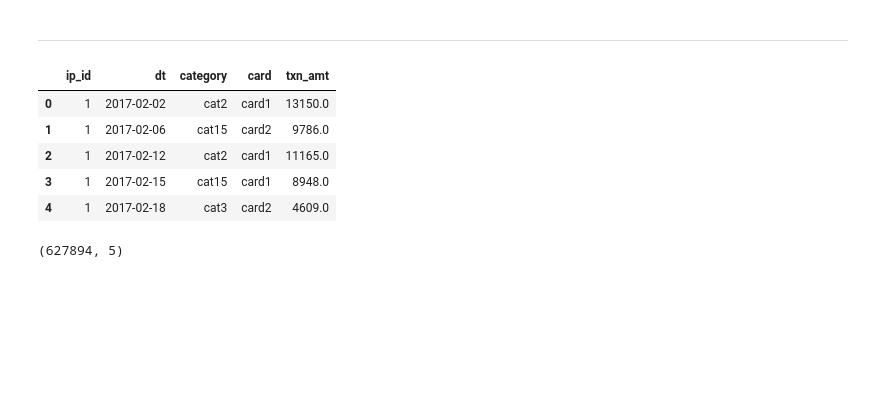
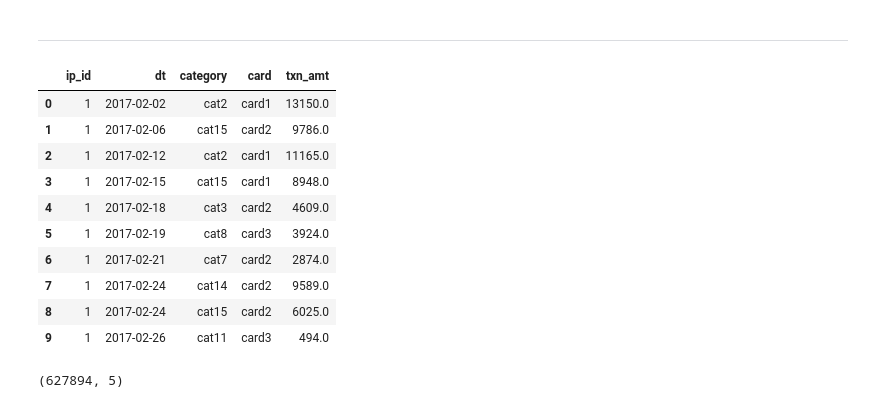
Before and after one commit to Kanbc/loan-default-prediction, a Jupyter notebook: notebook/1_explore/1.ipynb, the cells around one changed output. Drawn from its saved outputs; the diff is of its cells as text; code cells hidden in the pictures; blank space fills up the shorter version.

```diff
--- a/notebook/1_explore/1.ipynb
+++ b/notebook/1_explore/1.ipynb
@@ -99,15 +125,20 @@ len(saving_acc['ip_id'].unique())
 ให้มาเกินคนที่เรามีข้อมูล บางส่วนเป็นของคนที่เราไม่มีข้อมูลว่าแม่งโกงป่าว
 # %% [markdown]
 -------------------
-# %%
-cc_transaction.head()
-# %% [output]
-|  | ip_id | dt | category | card | txn_amt |
-| 0 | 1 | 2017-02-02 | cat2 | card1 | 13150.0 |
-| 1 | 1 | 2017-02-06 | cat15 | card2 | 9786.0 |
-| 2 | 1 | 2017-02-12 | cat2 | card1 | 11165.0 |
-| 3 | 1 | 2017-02-15 | cat15 | card1 | 8948.0 |
-| 4 | 1 | 2017-02-18 | cat3 | card2 | 4609.0 |
+# %%
+cc_transaction[0:10]
+# %% [output]
+|  | ip_id | dt | category | card | txn_amt |
+| 0 | 1 | 2017-02-02 | cat2 | card1 | 13150.0 |
+| 1 | 1 | 2017-02-06 | cat15 | card2 | 9786.0 |
+| 2 | 1 | 2017-02-12 | cat2 | card1 | 11165.0 |
+| 3 | 1 | 2017-02-15 | cat15 | card1 | 8948.0 |
+| 4 | 1 | 2017-02-18 | cat3 | card2 | 4609.0 |
+| 5 | 1 | 2017-02-19 | cat8 | card3 | 3924.0 |
+| 6 | 1 | 2017-02-21 | cat7 | card2 | 2874.0 |
+| 7 | 1 | 2017-02-24 | cat14 | card2 | 9589.0 |
+| 8 | 1 | 2017-02-24 | cat15 | card2 | 6025.0 |
+| 9 | 1 | 2017-02-26 | cat11 | card3 | 494.0 |
 # %%
 cc_transaction.shape
 # %% [output]
```
Also changed, not shown: parts of 15 cells of this notebook.
